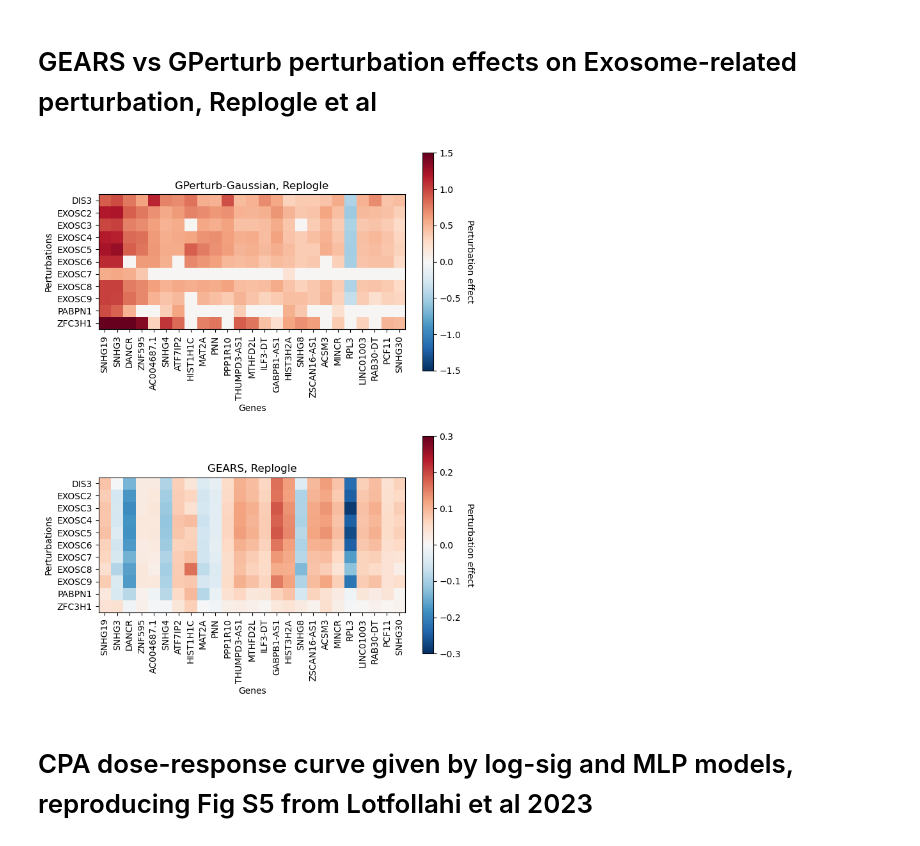
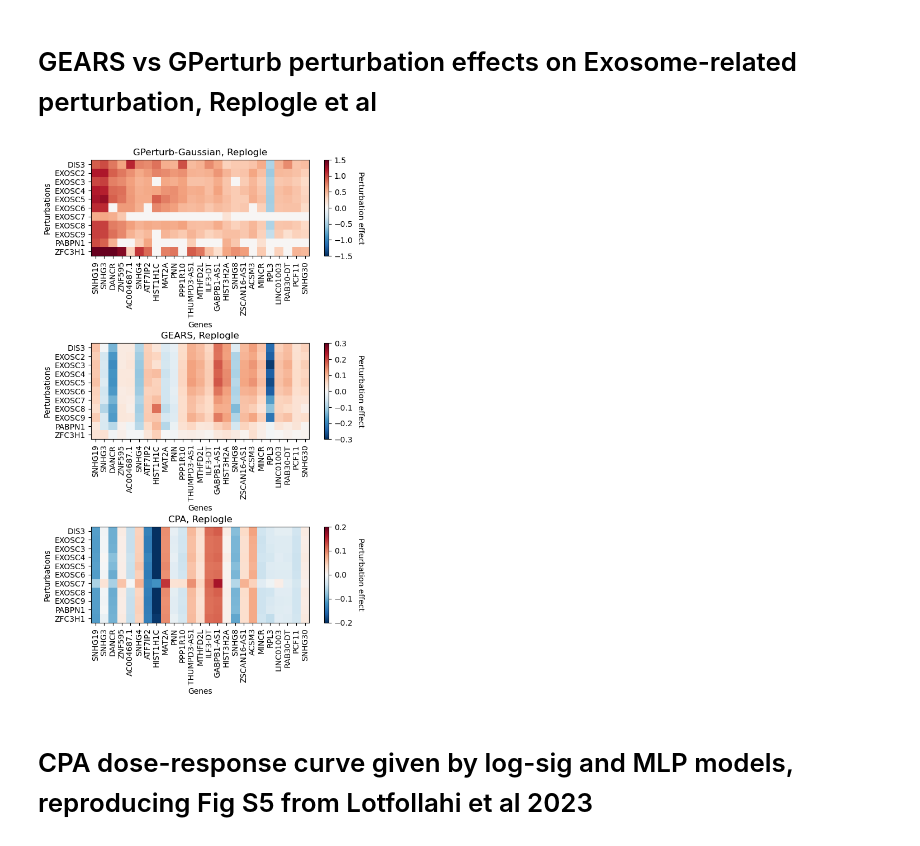
Before and after one commit to hwxing3259/GPerturb, a Jupyter notebook: numerical_examples/extra_figures.ipynb, the cells around one changed output. Saved outputs shown, nothing was run; the diff lists cells and outputs as text; code cells hidden in the pictures.

```diff
--- a/numerical_examples/extra_figures.ipynb
+++ b/numerical_examples/extra_figures.ipynb
@@ -85,10 +85,11 @@ plt.savefig('rep_heatmap_exo_GPerturb_vs_SAMS.png')
 # %%
 GEARS_pert = pd.read_csv('./GPerturb_vis_data/Rep_GEARS_subset.csv', index_col=0)
 GPerturb_pert = pd.read_csv('./GPerturb_vis_data/Rep_GPerturb_Gaussian_subset.csv', index_col=0)
+CPA_pert = pd.read_csv('./GPerturb_vis_data/CPA_Rep_isolated_pert.csv', index_col=0)
 
 import matplotlib.colors as colors
 
-fig2, axes2 = plt.subplots(2, 1)
+fig2, axes2 = plt.subplots(3, 1)
 negatives = -1.5
 positives = 1.5
 num_neg_colors = int(256 / (positives - negatives) * (-negatives))
@@ -110,36 +111,60 @@ cbar = fig2.colorbar(im, ax=axes2[0], fraction=0.04)
 cbar.ax.get_yaxis().labelpad = 15
 cbar.ax.set_ylabel('Perturbation effect', rotation=270)
 
 
 negatives = -0.3
 positives = 0.3
 num_neg_colors = int(256 / (positives - negatives) * (-negatives))
 num_pos_colors = 256 - num_neg_colors
 cmap_BuRd = plt.cm.RdBu_r
 colors_2neg_4pos = [cmap_BuRd(0.5*c/num_neg_colors) for c in range(num_neg_colors)] +\
                    [cmap_BuRd(1-0.5*c/num_pos_colors) for c in range(num_pos_colors)][::-1]
 cmap_2neg_4pos = colors.LinearSegmentedColormap.from_list('cmap_2neg_4pos', colors_2neg_4pos, N=256)
 
 im = axes2[1].imshow(GEARS_pert, cmap=cmap_2neg_4pos, vmin=negatives, vmax=positives)
 axes2[1].set_xticks(np.arange(len(GEARS_pert.columns)), GEARS_pert.columns, rotation=90)
 axes2[1].set_yticks(np.arange(len(GEARS_pert.index)), GEARS_pert.index)
 # axes2.set_xticks([])
 # axes2.set_yticks([])
 axes2[1].set_ylabel('')
 axes2[1].set_xlabel('Genes')
 axes2[1].set_ylabel('Perturbations')
 axes2[1].set_title('GEARS, Replogle')
 axes2[1].set_aspect('equal')
 cbar = fig2.colorbar(im, ax=axes2[1], fraction=0.04)
 cbar.ax.get_yaxis().labelpad = 15
 cbar.ax.set_ylabel('Perturbation effect', rotation=270)
 
-fig2.set_size_inches(7, 9)
+
+negatives = -0.2
+positives = 0.2
+num_neg_colors = int(256 / (positives - negatives) * (-negatives))
+num_pos_colors = 256 - num_neg_colors
+cmap_BuRd = plt.cm.RdBu_r
+colors_2neg_4pos = [cmap_BuRd(0.5*c/num_neg_colors) for c in range(num_neg_colors)] +\
+                   [cmap_BuRd(1-0.5*c/num_pos_colors) for c in range(num_pos_colors)][::-1]
+cmap_2neg_4pos = colors.LinearSegmentedColormap.from_list('cmap_2neg_4pos', colors_2neg_4pos, N=256)
+
+im = axes2[2].imshow(CPA_pert, cmap=cmap_2neg_4pos, vmin=negatives, vmax=positives)
+axes2[2].set_xticks(np.arange(len(CPA_pert.columns)), CPA_pert.columns, rotation=90)
+axes2[2].set_yticks(np.arange(len(CPA_pert.index)), CPA_pert.index)
+# axes2.set_xticks([])
+# axes2.set_yticks([])
+axes2[2].set_ylabel('')
+axes2[2].set_xlabel('Genes')
+axes2[2].set_ylabel('Perturbations')
+axes2[2].set_title('CPA, Replogle')
+axes2[2].set_aspect('equal')
+cbar = fig2.colorbar(im, ax=axes2[2], fraction=0.04)
+cbar.ax.get_yaxis().labelpad = 15
+cbar.ax.set_ylabel('Perturbation effect', rotation=270)
+
+fig2.set_size_inches(7, 10)
 fig2.tight_layout()
-plt.savefig('rep_heatmap_exo_GPerturb_vs_GEARS.png')
+plt.savefig('rep_heatmap_exo_cont.png')
 # plt.close()
 # %% [output]
-[figure, old version]
+[figure, new version]
 # %% [markdown]
 # CPA dose-response curve given by log-sig and MLP models, reproducing Fig S5 from Lotfollahi et al 2023
 # %%
```
Also changed, not shown: parts of 2 cells of this notebook.
